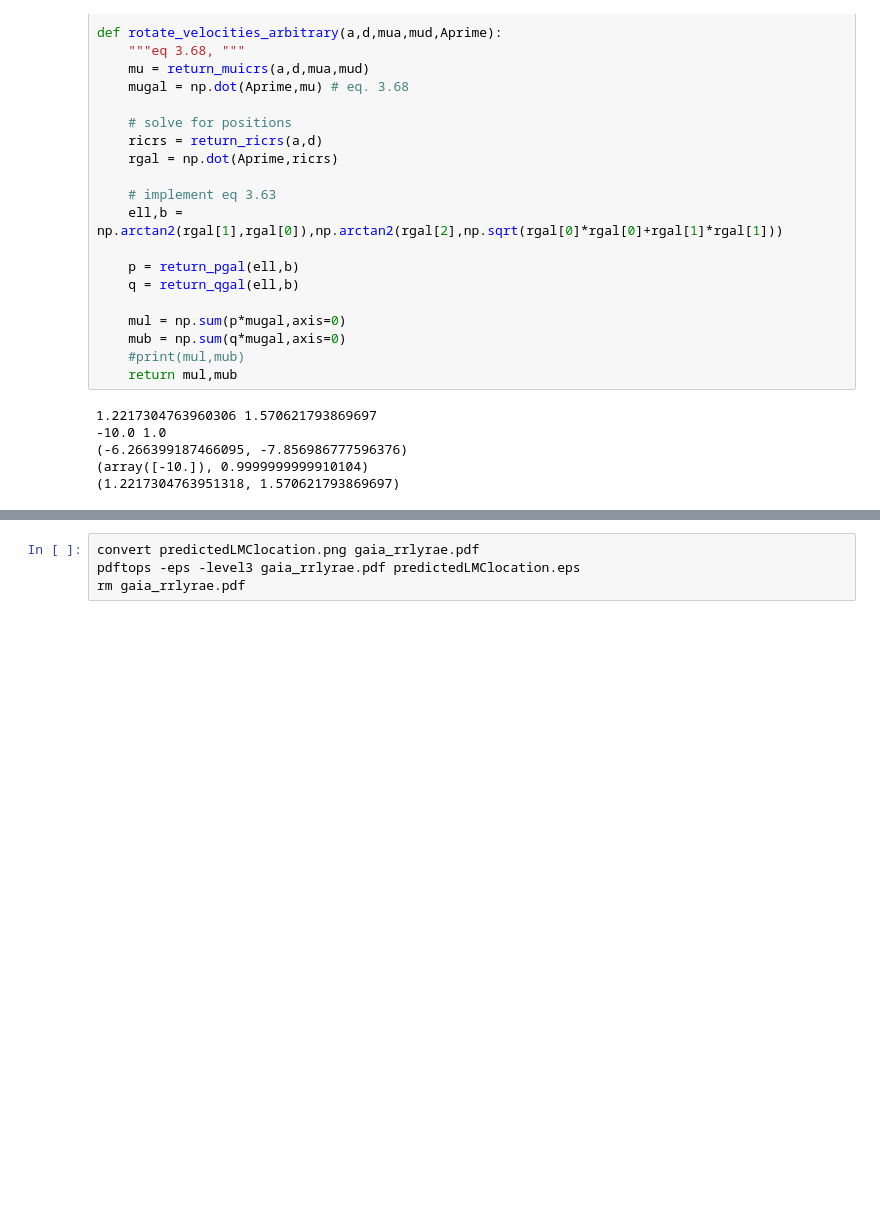
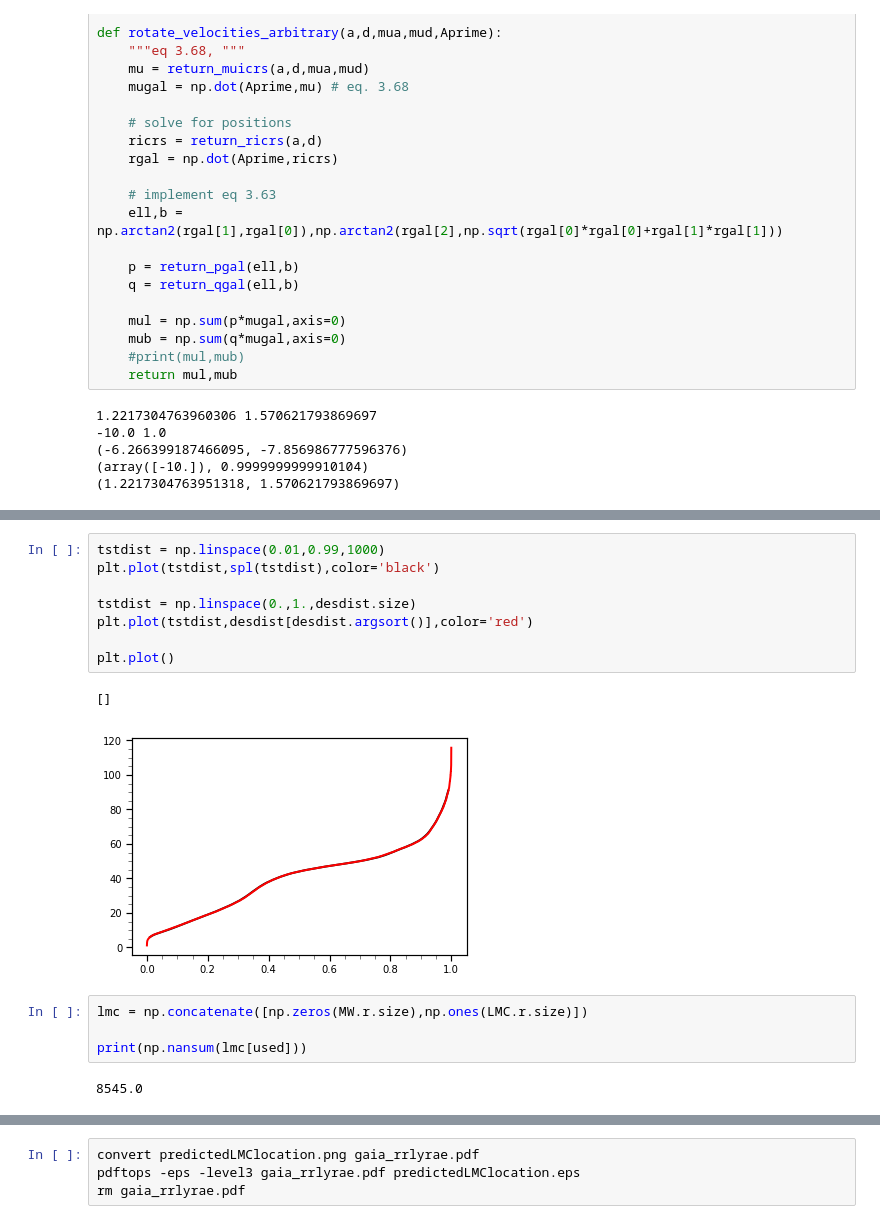
Before and after one commit to michael-petersen/rrlyrae-edr3, a Jupyter notebook: Mock_analysis.ipynb, the cells around one changed output, grey strips where cells are left out. Saved outputs shown, nothing was run; the diff lists cells and outputs as text; blank space fills up the shorter version.

```diff
--- a/Mock_analysis.ipynb
+++ b/Mock_analysis.ipynb
@@ -853,0 +964,17 @@ array([-1.0432988 ,  3.068923  ,  0.11557283, ...,  0.08067304,
+# %%
+tstdist = np.linspace(0.01,0.99,1000)
+plt.plot(tstdist,spl(tstdist),color='black')
+
+tstdist = np.linspace(0.,1.,desdist.size)
+plt.plot(tstdist,desdist[desdist.argsort()],color='red')
+
+plt.plot()
+# %% [output]
+[]
+[figure, added]
+# %%
+lmc = np.concatenate([np.zeros(MW.r.size),np.ones(LMC.r.size)])
+
+print(np.nansum(lmc[used]))
+# %% [output]
+8545.0
```
Also changed, not shown: parts of 38 cells of this notebook, 21 other files.
